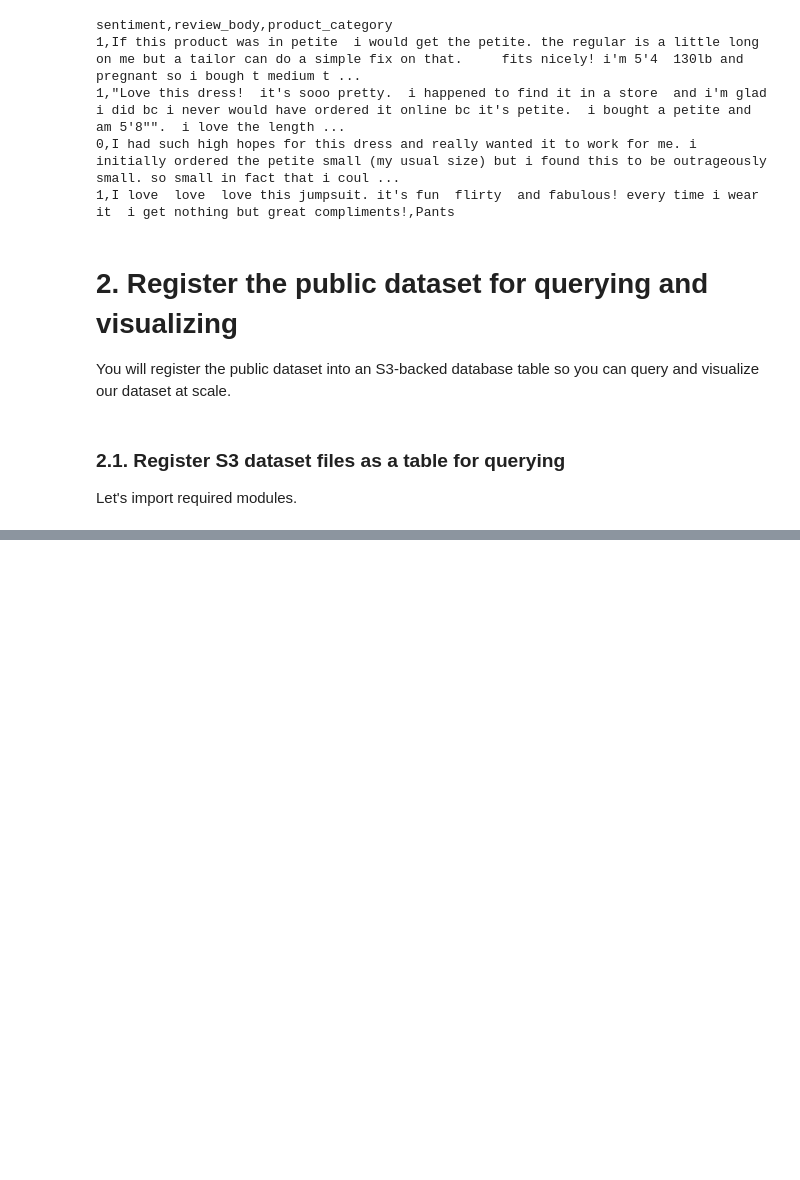
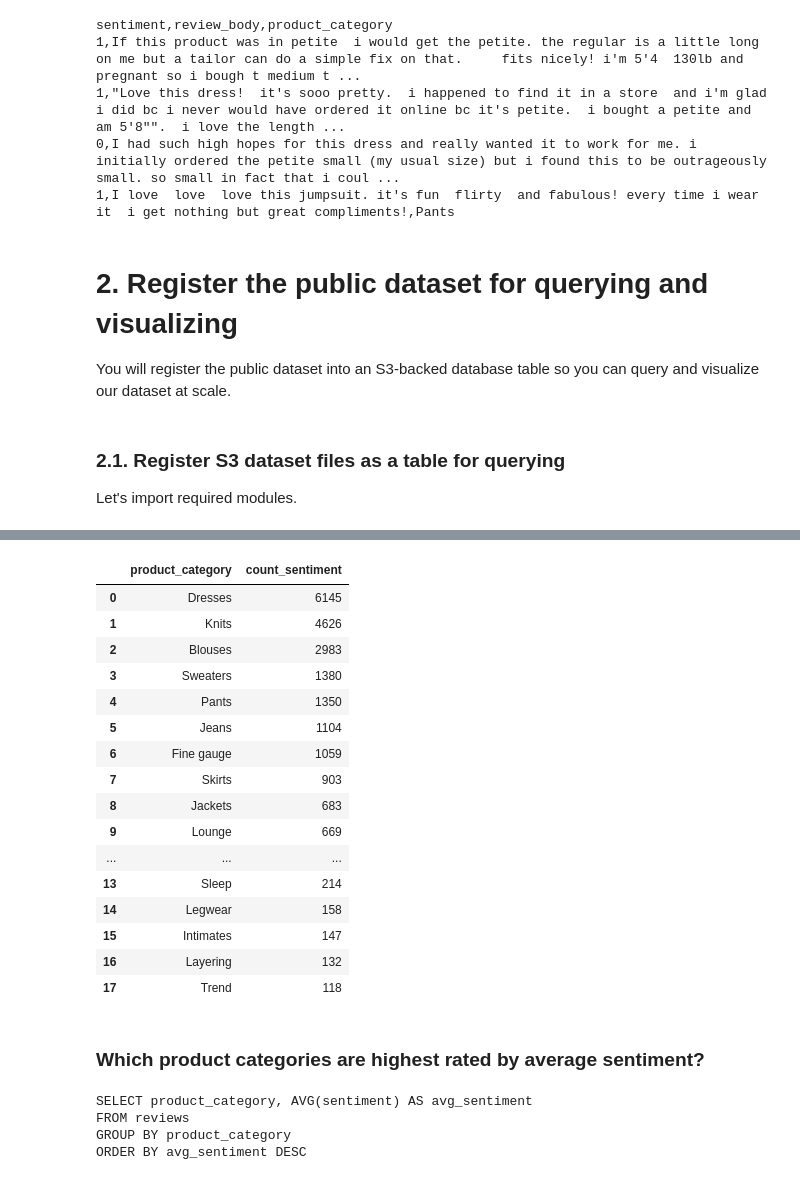
Before and after one commit to rimo0007/Machine-Learning-With-AWS-SageMaker, a Jupyter notebook: 1_Register-and-visualize-dataset.ipynb, the cells around one changed output, grey strips where cells are left out. Saved outputs shown, nothing was run; the diff lists cells and outputs as text; code cells hidden in the pictures; blank space fills up the shorter version.

```diff
--- a/1_Register-and-visualize-dataset.ipynb
+++ b/1_Register-and-visualize-dataset.ipynb
@@ -181,0 +335,9 @@ import botocore
+# %%
+%%time
+df_count_by_category = wr.athena.read_sql_query(
+    sql=statement_count_by_category,
+    database=database_name
+)
+
+df_count_by_category
+# %% [output]
@@ -181,0 +346,33 @@ import botocore
+|  | product_category | count_sentiment |
+| 0 | Dresses | 6145 |
+| 1 | Knits | 4626 |
+| 2 | Blouses | 2983 |
+| 3 | Sweaters | 1380 |
+| 4 | Pants | 1350 |
+| 5 | Jeans | 1104 |
+| 6 | Fine gauge | 1059 |
+| 7 | Skirts | 903 |
+| 8 | Jackets | 683 |
+| 9 | Lounge | 669 |
+| ... | ... | ... |
+| 13 | Sleep | 214 |
+| 14 | Legwear | 158 |
+| 15 | Intimates | 147 |
+| 16 | Layering | 132 |
+| 17 | Trend | 118 |
+# %% [markdown]
+### Which product categories are highest rated by average sentiment?
+# %%
+statement_avg_by_category = """
+SELECT product_category, AVG(sentiment) AS avg_sentiment
+FROM {}
+GROUP BY product_category
+ORDER BY avg_sentiment DESC
+""".format(table_name)
+
+print(statement_avg_by_category)
+# %% [output]
+SELECT product_category, AVG(sentiment) AS avg_sentiment
+FROM reviews
+GROUP BY product_category
+ORDER BY avg_sentiment DESC
```
Also changed, not shown: parts of 34 cells of this notebook.
